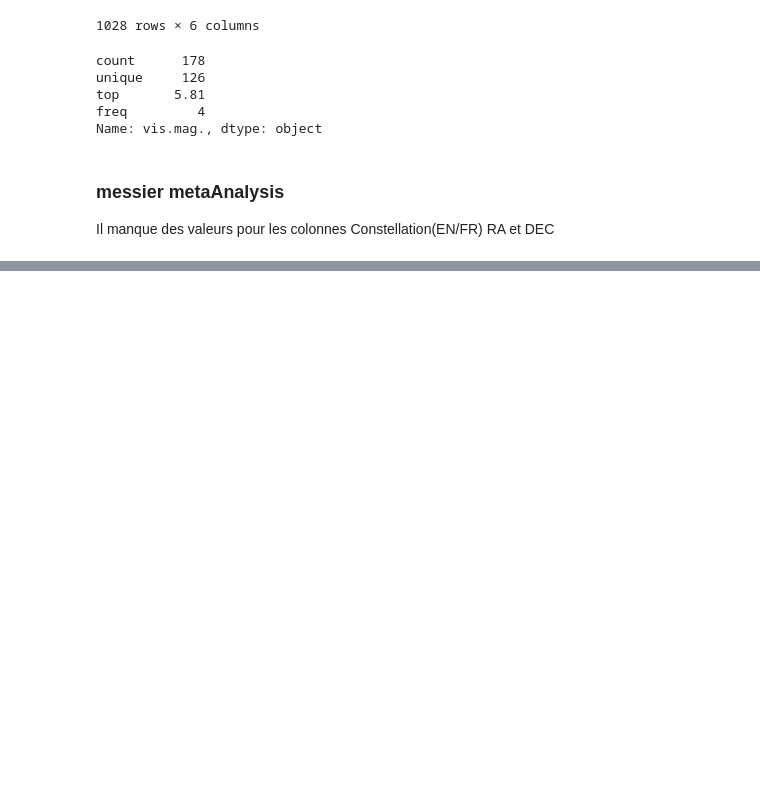
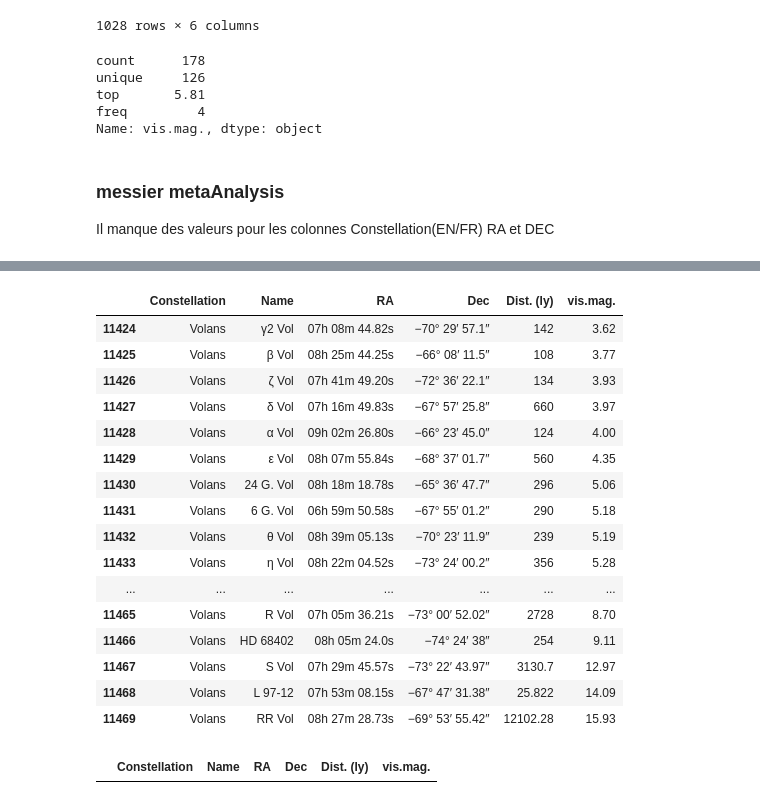
Before and after one commit to LAlto96/openclassrooms-da-p8, a Jupyter notebook: Astro/DataPrep.ipynb, the cells around one changed output, grey strips where cells are left out. Saved outputs shown, nothing was run; the diff lists cells and outputs as text; code cells hidden in the pictures; blank space fills up the shorter version.

```diff
--- a/Astro/DataPrep.ipynb
+++ b/Astro/DataPrep.ipynb
@@ -226,0 +240,24 @@ df_messier[df_messier['RA (Right Ascension)'].isnull()]
+# %%
+df_constWikiScrap_Stars_clensed[df_constWikiScrap_Stars_clensed['Constellation']=='Volans']
+# %% [output]
+|  | Constellation | Name | RA | Dec | Dist. (ly) | vis.mag. |
+| 11424 | Volans | γ2 Vol | 07h 08m 44.82s | −70° 29′ 57.1″ | 142 | 3.62 |
+| 11425 | Volans | β Vol | 08h 25m 44.25s | −66° 08′ 11.5″ | 108 | 3.77 |
+| 11426 | Volans | ζ Vol | 07h 41m 49.20s | −72° 36′ 22.1″ | 134 | 3.93 |
+| 11427 | Volans | δ Vol | 07h 16m 49.83s | −67° 57′ 25.8″ | 660 | 3.97 |
+| 11428 | Volans | α Vol | 09h 02m 26.80s | −66° 23′ 45.0″ | 124 | 4.00 |
+| 11429 | Volans | ε Vol | 08h 07m 55.84s | −68° 37′ 01.7″ | 560 | 4.35 |
+| 11430 | Volans | 24 G. Vol | 08h 18m 18.78s | −65° 36′ 47.7″ | 296 | 5.06 |
+| 11431 | Volans | 6 G. Vol | 06h 59m 50.58s | −67° 55′ 01.2″ | 290 | 5.18 |
+| 11432 | Volans | θ Vol | 08h 39m 05.13s | −70° 23′ 11.9″ | 239 | 5.19 |
+| 11433 | Volans | η Vol | 08h 22m 04.52s | −73° 24′ 00.2″ | 356 | 5.28 |
+| ... | ... | ... | ... | ... | ... | ... |
+| 11465 | Volans | R Vol | 07h 05m 36.21s | −73° 00′ 52.02″ | 2728 | 8.70 |
+| 11466 | Volans | HD 68402 | 08h 05m 24.0s | −74° 24′ 38″ | 254 | 9.11 |
+| 11467 | Volans | S Vol | 07h 29m 45.57s | −73° 22′ 43.97″ | 3130.7 | 12.97 |
+| 11468 | Volans | L 97-12 | 07h 53m 08.15s | −67° 47′ 31.38″ | 25.822 | 14.09 |
+| 11469 | Volans | RR Vol | 08h 27m 28.73s | −69° 53′ 55.42″ | 12102.28 | 15.93 |
+# %%
+df_constWikiScrap_Stars_clensed[df_constWikiScrap_Stars_clensed['RA']==' 06 42h 25.55m']
+# %% [output]
+|  | Constellation | Name | RA | Dec | Dist. (ly) | vis.mag. |
```
Also changed, not shown: parts of 24 cells of this notebook, 2 other files.
